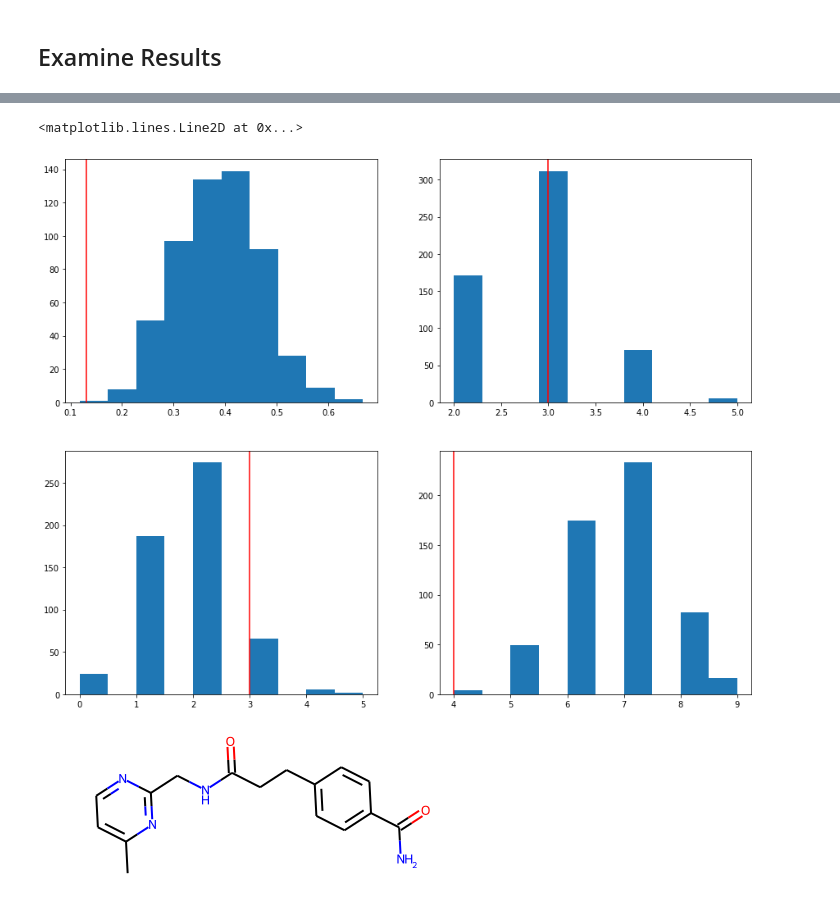
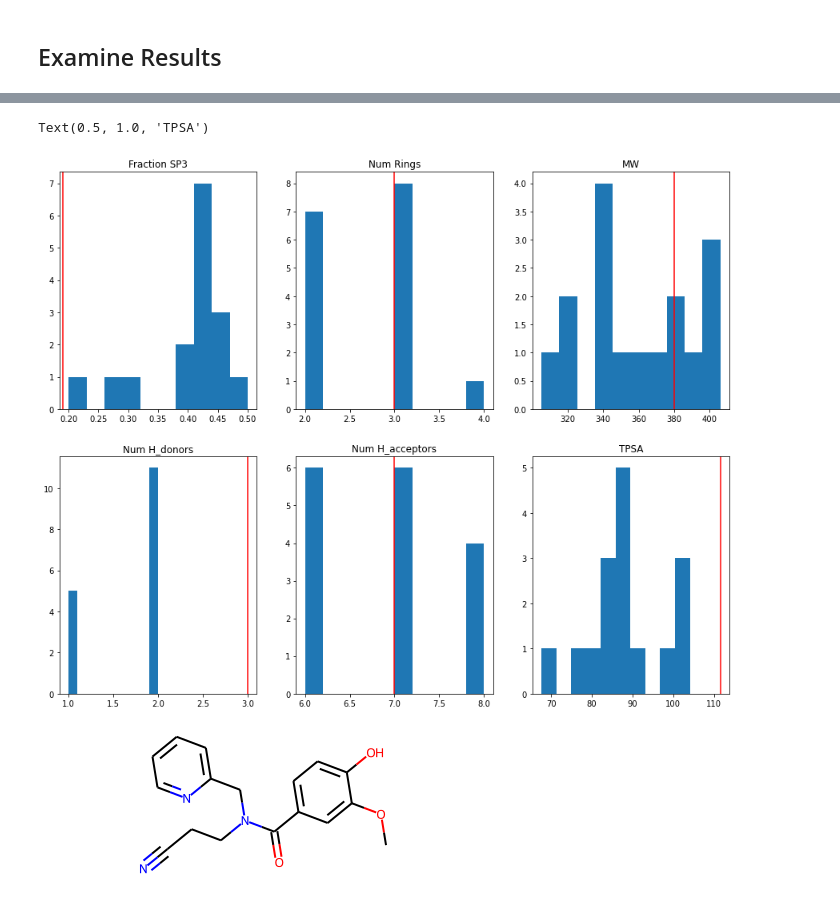
Before and after one commit to cmwoodley/diffdream, a Jupyter notebook: notebooks/notebook_2.ipynb, the cells around one changed output, grey strips where cells are left out. Drawn from its saved outputs; the diff is of its cells as text; code cells hidden in the pictures.

```diff
--- a/notebooks/notebook_2.ipynb
+++ b/notebooks/notebook_2.ipynb
@@ -133,7 +130,7 @@ smiles = ["CCN(CC)CCCC(C)NC1=C2C=CC(=CC2=NC=C1)Cl",
         "CC1=CC2=C(C(=CN2CC3=C(C(=NC=N3)N(C)C)C)C(=O)NCCO)N=C1",
         "COC(=O)NC(=O)C1=C(SC=C1)NC(=O)C2=CC=C(C=C2)C(=O)N3CCCCC3",
         "C1C2CC3CC1CC(C2)C3NC(=O)C4=CC(=CN4)C5=C(N=C(C=C5)F)F",
-        "CCCN1C=NC2=C1C=CC(=C2)NCC3=C(C=C(C=C3)Cl)Cl "]
+        "O=C(N[C@@H](CC(C)C)C(N)=O)COC1=C(Br)C2=CC=CC=C2C=C1"]
 for i in range(len(smiles)):
     x_ref, y = get_mol_voxels(smiles[i])
     pharm_pred = encoder(torch.tensor(x_ref).reshape(-1,5,24,24,24).to(device))
@@ -145,30 +142,30 @@ for i in range(len(smiles)):
 
 figs, axs = plt.subplots(nrows=6,ncols=6,figsize=(10,12))
 
-layer = 15
+layer = 12
 
 for ax,i in zip(axs[0],range(6)):
-    ax.imshow(origs[i][0][layer])
+    ax.imshow(origs[i][0][layer],vmin = 0, vmax = 1)
 axs[0,0].set_ylabel("Ground Truth")
 axs[0,0].set_title("Aromatics Channel")
 for ax,i in zip(axs[1],range(6)):
-    ax.imshow(pred_y[i][0][0][layer])
+    ax.imshow(pred_y[i][0][0][layer],vmin = 0, vmax = 1)
 axs[1,0].set_ylabel("Predicted")
 
 for ax,i in zip(axs[2],range(6)):
-    ax.imshow(origs[i][1][layer])
+    ax.imshow(origs[i][1][layer],vmin = 0, vmax = 1)
 axs[2,0].set_ylabel("Ground Truth")
 axs[2,0].set_title("H-bond donors")
 for ax,i in zip(axs[3],range(6)):
-    ax.imshow(pred_y[i][0][1][layer])
+    ax.imshow(pred_y[i][0][1][layer],vmin = 0, vmax = 1)
 axs[3,0].set_ylabel("Predicted")
 
 for ax,i in zip(axs[4],range(6)):
-    ax.imshow(origs[i][2][layer])
+    ax.imshow(origs[i][2][layer],vmin = 0, vmax = 1)
 axs[4,0].set_ylabel("Ground Truth")
 axs[4,0].set_title("H-bond acceptors")
 for ax,i in zip(axs[5],range(6)):
-    ax.imshow(pred_y[i][0][2][layer])
+    ax.imshow(pred_y[i][0][2][layer],vmin = 0, vmax = 1)
 axs[5,0].set_ylabel("Predicted")
 
 plt.show()
@@ -266,9 +267,11 @@ input_smiles = "O=C(N)C1=C(C2=CC(CCC(O)=O)=CC=C2)C=C(CC3=CC=CC=C3)C=C1"
+# %%
+input_smiles = "OC(C1=CC(N2CCCC(Br)C2)=CN=C1)=O"
 # %%
-# pred, smiles_gen = generate_molecule(input_smiles,64,timesteps=50,guidance_loss_scale=10000, vox2vox=False)
+pred, smiles_gen, x_ref = generate_molecule(input_smiles,1,timesteps=100,guidance_loss_scale=1000000, vox2vox=False, strength=0.8)
 
-smiles_gen = []
-while len(smiles_gen) < 512:
-    pred, smiles_g = generate_molecule(input_smiles,64,timesteps=50,guidance_loss_scale=10000)
-    smiles_gen = smiles_gen + list(smiles_g)
-    print(len(smiles_gen))
+# smiles_gen = []
+# while len(smiles_gen) < 512:
+#     pred, smiles_g = generate_molecule(input_smiles,64,timesteps=50,guidance_loss_scale=10000)
+#     smiles_gen = smiles_gen + list(smiles_g)
+#     print(len(smiles_gen))
 # %% [output]
@@ -371,6 +354,8 @@ import pandas as pd
 predictions = pd.DataFrame(smiles_gen, columns=["SMILES"])
 predictions["mol"] = [Chem.MolFromSmiles(x) for x  in predictions.SMILES]
 predictions.dropna(inplace=True)
+predictions["mw"] = [Chem.rdMolDescriptors.CalcExactMolWt(mol) for mol in predictions.mol]
+predictions["tpsa"] = [Chem.rdMolDescriptors.CalcTPSA(mol) for mol in predictions.mol]
 predictions["sp3"]=[Chem.rdMolDescriptors.CalcFractionCSP3(mol) for mol in predictions.mol]
 predictions["n_rings"]=[Chem.rdMolDescriptors.CalcNumRings(mol) for mol in predictions.mol]
 predictions["h_don"] = [Chem.rdMolDescriptors.CalcNumLipinskiHBD(mol) for mol in predictions.mol]
@@ -404,18 +376,28 @@ RDKit ERROR:
 # %%
-fig, axs = plt.subplots(2,2,figsize=(15,12))
+fig, axs = plt.subplots(2,3,figsize=(15,12))
 
 axs[0,0].hist(predictions.sp3)
 axs[0,0].axvline(Chem.rdMolDescriptors.CalcFractionCSP3(ref_mol),0,1, color="red")
+axs[0,0].set_title("Fraction SP3")
 axs[0,1].hist(predictions.n_rings)
 axs[0,1].axvline(Chem.rdMolDescriptors.CalcNumRings(ref_mol),0,1, color="red")
+axs[0,1].set_title("Num Rings")
+axs[0,2].hist(predictions.mw)
+axs[0,2].axvline(Chem.rdMolDescriptors.CalcExactMolWt(ref_mol),0,1, color="red")
+axs[0,2].set_title("MW")
 axs[1,0].hist(predictions.h_don)
 axs[1,0].axvline(Chem.rdMolDescriptors.CalcNumLipinskiHBD(ref_mol),0,1, color="red")
+axs[1,0].set_title("Num H_donors")
 axs[1,1].hist(predictions.h_acc)
 axs[1,1].axvline(Chem.rdMolDescriptors.CalcNumLipinskiHBA(ref_mol),0,1, color="red")
+axs[1,1].set_title("Num H_acceptors")
+axs[1,2].hist(predictions.tpsa)
+axs[1,2].axvline(Chem.rdMolDescriptors.CalcTPSA(ref_mol),0,1, color="red")
+axs[1,2].set_title("TPSA")
 # %% [output]
-<matplotlib.lines.Line2D at 0x...>
+Text(0.5, 1.0, 'TPSA')
-[figure, old version]
+[figure, new version]
 # %%
-predictions.sort_values("similarity", ascending=False).reset_index(drop=True).mol[0]
+predictions.sort_values("similarity", ascending=False).reset_index(drop=True).mol[4]
 # %% [output]
-[figure, old version]
+[figure, new version]
```
Also changed, not shown: parts of 18 cells of this notebook, 12 other files.
